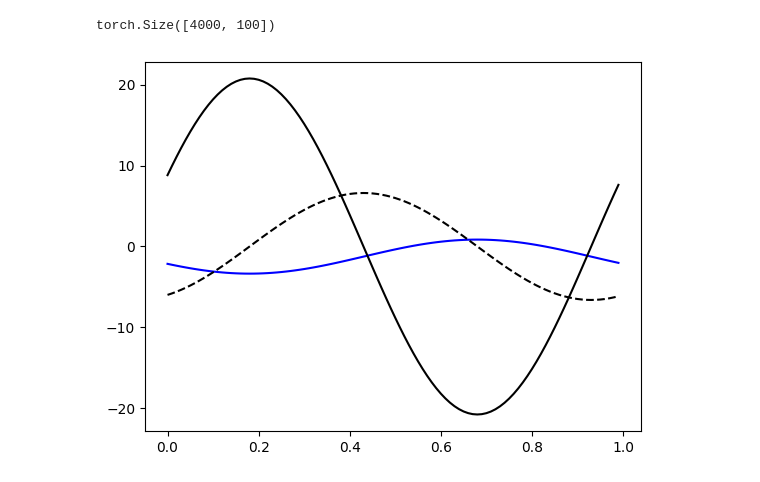
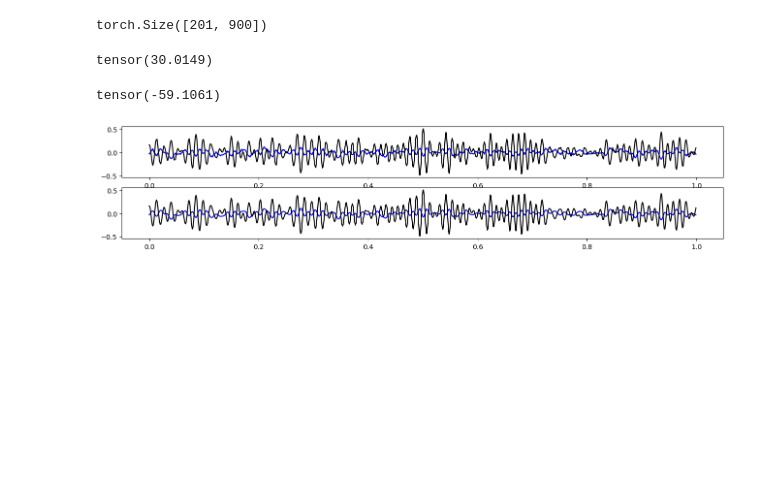
Before and after one commit to nidduzzi/SpectralSVR, a Jupyter notebook: notebooks/spectralsvr.ipynb, the cells around one changed output. Drawn from its saved outputs; the diff is of its cells as text; code cells hidden in the pictures; blank space fills up the shorter version.

```diff
--- a/notebooks/spectralsvr.ipynb
+++ b/notebooks/spectralsvr.ipynb
@@ -36,32 +37,48 @@ visualize_dist_coeff(0)
 # %%
-sample_freq = 100.0
+sample_freq = 900.0
 sample_step = 1.0 / sample_freq
 periods = [1.0] * len(modes)
 t = torch.arange(0, 1, sample_step)
 tmp = [t for i in range(len(modes))]
 tt = torch.meshgrid(tmp, indexing="ij")
 points_tt = torch.concat([t.flatten().unsqueeze(-1) for t in tt], 1)
-u_basis = FourierBasis(u_coeff, periods)
-ut_basis = FourierBasis(ut_coeff, periods)
-utt_basis = FourierBasis(utt_coeff, periods)
-u = u_basis.evaluate(points_tt).real
-ut = ut_basis.evaluate(points_tt).real
-utt = utt_basis.evaluate(points_tt).real
+u_basis = FourierBasis(u_coeff_clean, periods)
+ut_basis = FourierBasis(ut_coeff_clean, periods)
+utt_basis = FourierBasis(utt_coeff_clean, periods)
+u_clean = u_basis.evaluate(points_tt).real
+ut_clean = ut_basis.evaluate(points_tt).real
+utt_clean = utt_basis.evaluate(points_tt).real
+u = u_clean + torch.randn_like(u_clean) * 0.01
+ut = ut_clean + torch.randn_like(ut_clean) * 0.01
+utt = utt_clean + torch.randn_like(utt_clean) * 0.01
+u_coeff = reduce_coeff(FourierBasis.transform(u), modes)
+ut_coeff = reduce_coeff(FourierBasis.transform(ut), modes)
+utt_coeff = reduce_coeff(FourierBasis.transform(utt), modes)
+u_shape = u.shape
+
+
+def signal_stats():
+    # u_real, u_clean_real = to_real_coeff(u), to_real_coeff(u_clean)
+    u_real, u_clean_real = to_real_coeff(u_coeff), to_real_coeff(u_coeff_clean)
+    l2_error = rmse(u_real, u_clean_real)
+    MSE = mse(u_real, u_clean_real)
+    display(u_shape)
+    display(l2_error)
+    display(20 * u_clean_real.max().log10() - 10 * MSE.pow(2).log10())
+
+
+signal_stats()
+
+plt.figure(figsize=(16, 3))
+plt.subplot(211)
+plt.plot(t, u[2].real, color="b")
+plt.plot(t, utt[2].real, color="k")
+plt.subplot(212)
+plt.plot(t, u_clean[2].real, color="b")
+plt.plot(t, utt_clean[2].real, color="k")
+plt.show()
+# %% [output]
+torch.Size([201, 900])
+tensor(30.0149)
+tensor(-59.1061)
+[figure, added]
-# %%
-u_shape = u.shape
-u_shape
-# %% [output]
-torch.Size([4000, 100])
-# %%
-# fig, axs = plt.subplots(1,2,figsize=[15,2])
-# for i in range(2):
-plt.plot(t, u[2].real, color="b")
-plt.plot(t, ut[2].real, color="k", linestyle="dashed")
-plt.plot(t, utt[2].real, color="k")
-# axs[0].plot(t, u[2].real)
-# axs[0].set_title("function")
-# axs[1].plot(t, f[2].real)
-# axs[1].set_title("derivative")
-plt.show()
-# %% [output]
-[figure, removed]
```
Also changed, not shown: parts of 13 cells of this notebook, 3 other files.
